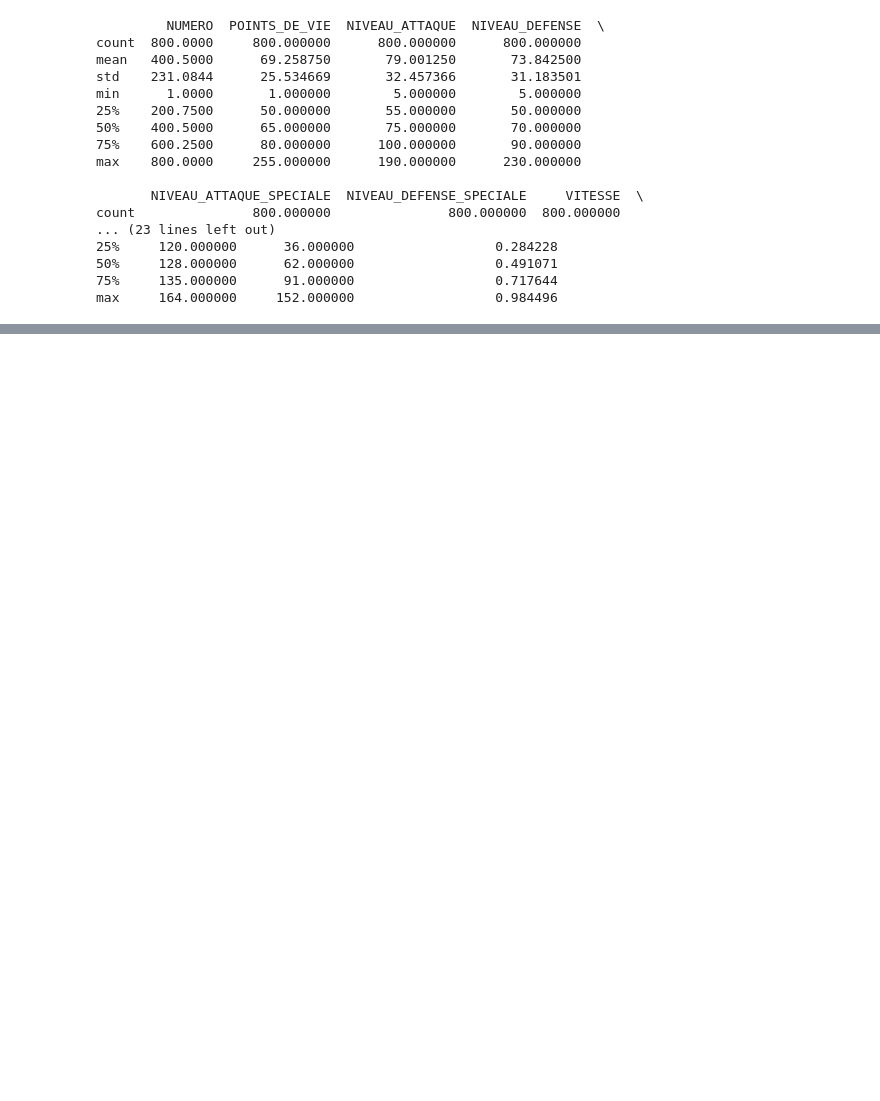
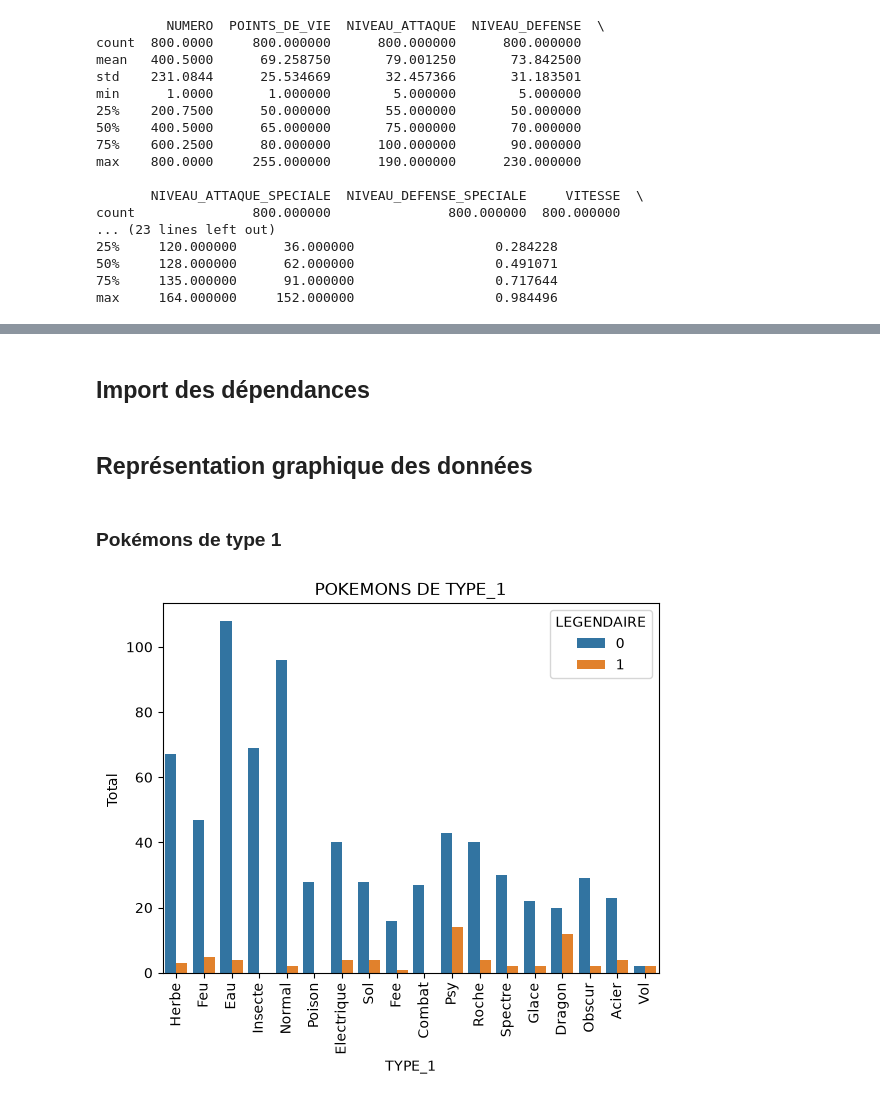
Before and after one commit to ilapierre/420-5G4-ML, a Jupyter notebook: apprentissage/partie1_2.ipynb, the cells around one changed output, grey strips where cells are left out. Drawn from its saved outputs; the diff is of its cells as text; code cells hidden in the pictures; blank space fills up the shorter version.

```diff
--- a/apprentissage/partie1_2.ipynb
+++ b/apprentissage/partie1_2.ipynb
@@ -13,6 +15,6 @@ pd.set_option('future.no_silent_downcasting', True)
 # %%
 
-nosPokemons = pd.read_csv("data/pokedex.csv")
+nosPokemons = pd.read_csv("../data/pokedex.csv")
 print(nosPokemons.columns.values)
 # %% [output]
 <StringArray>
@@ -141,3 +143,3 @@ Colossinge
 # %%
-combats = pd.read_csv("data/combats.csv")
+combats = pd.read_csv("../data/combats.csv")
 # %% [markdown]
@@ -353,0 +380,2 @@ max     164.000000     152.000000                  0.984496
+# %% [markdown]
+## Import des dépendances
@@ -353,0 +385,13 @@ max     164.000000     152.000000                  0.984496
+# %% [markdown]
+## Représentation graphique des données
+# %% [markdown]
+### Pokémons de type 1
+# %%
+axe_X = sns.countplot(x="TYPE_1", hue="LEGENDAIRE", data=nouveauPokedex)
+plt.xticks(rotation= 90)
+plt.xlabel('TYPE_1')
+plt.ylabel('Total ')
+plt.title("POKEMONS DE TYPE_1")
+plt.show()
+# %% [output]
+[figure, added]
```
Also changed, not shown: parts of 36 cells of this notebook, 2 other files.
